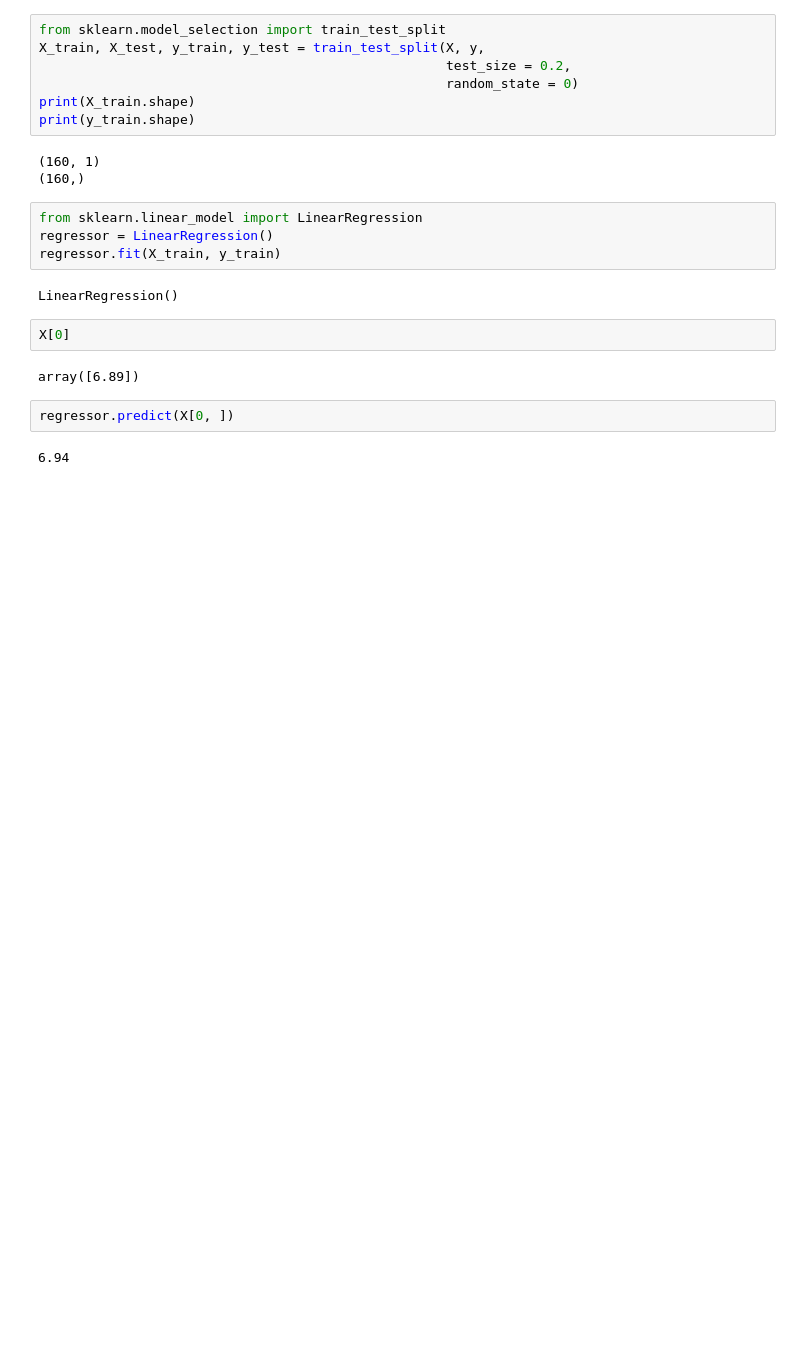
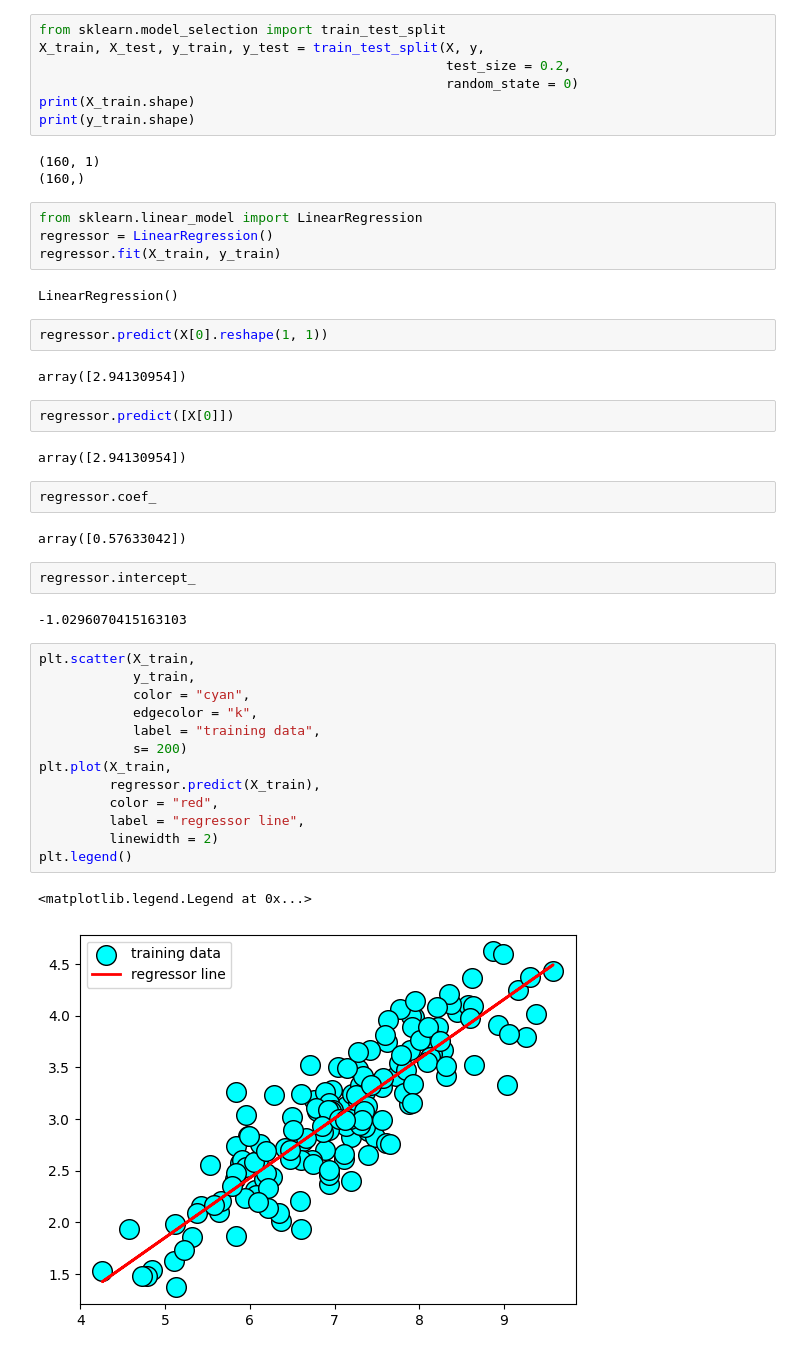
Before and after one commit to Tasnimul009/Machine_Learning_models, a Jupyter notebook: Linear Regression/Simple Linear Regression.ipynb, the cells around one changed output. Cells and saved outputs as stored; diff of their text form; blank space fills up the shorter version.

Commit message:
starting linear regress

```diff
--- a/Linear Regression/Simple Linear Regression.ipynb
+++ b/Linear Regression/Simple Linear Regression.ipynb
@@ -38,11 +38,35 @@ regressor = LinearRegression()
 regressor.fit(X_train, y_train)
 # %% [output]
 LinearRegression()
-# %%
-X[0]
-# %% [output]
-array([6.89])
 # %%
-regressor.predict(X[0, ])
+regressor.predict(X[0].reshape(1, 1))
 # %% [output]
-6.94
+array([2.94130954])
+# %%
+regressor.predict([X[0]])
+# %% [output]
+array([2.94130954])
+# %%
+regressor.coef_
+# %% [output]
+array([0.57633042])
+# %%
+regressor.intercept_
+# %% [output]
+-1.0296070415163103
+# %%
+plt.scatter(X_train,
+            y_train,
+            color = "cyan",
+            edgecolor = "k",
+            label = "training data",
+            s= 200)
+plt.plot(X_train,
+         regressor.predict(X_train),
+         color = "red",
+         label = "regressor line",
+         linewidth = 2)
+plt.legend()
+# %% [output]
+<matplotlib.legend.Legend at 0x...>
+[figure, added]
```
Also changed, not shown: parts of 2 cells of this notebook.
